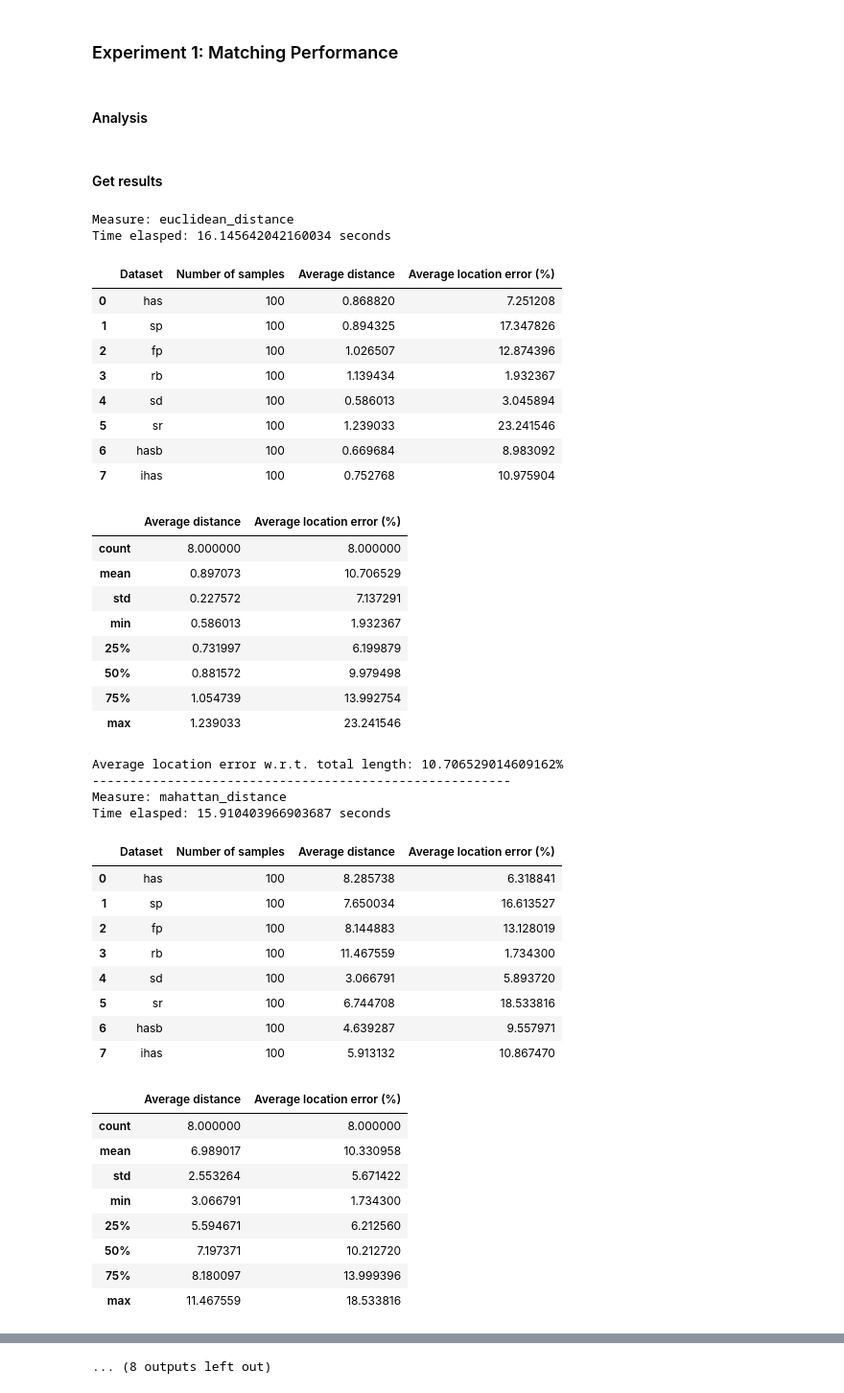
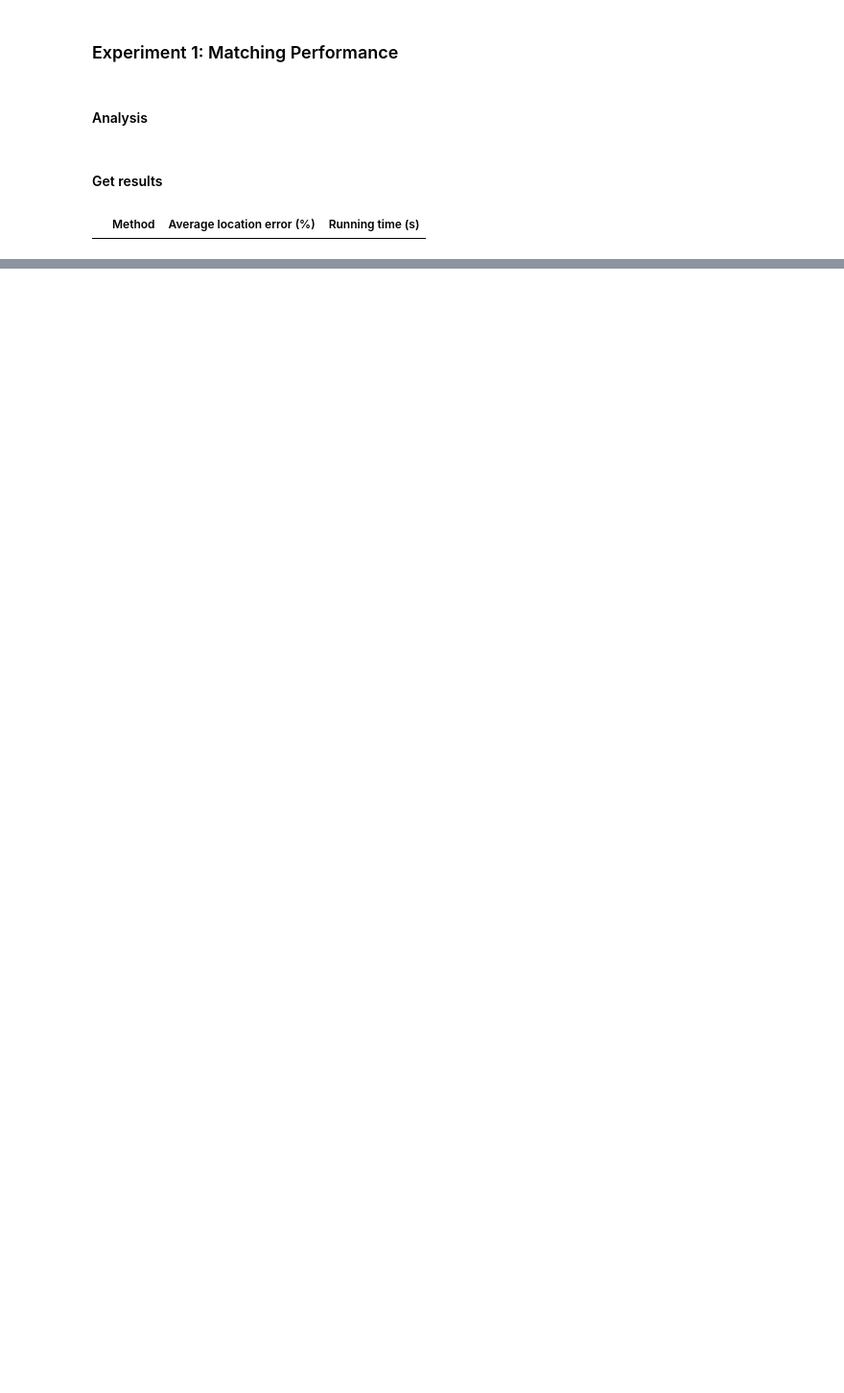
Before and after one commit to SunHaotian14/Qetch_Plus, a Jupyter notebook: Crowd-Study Data/Experiment.ipynb, the cells around one changed output, grey strips where cells are left out. Shown at 96% size. Drawn from its saved outputs; the diff is of its cells as text; code cells hidden in the pictures; blank space fills up the shorter version.

```diff
--- a/Crowd-Study Data/Experiment.ipynb
+++ b/Crowd-Study Data/Experiment.ipynb
@@ -212,7 +198,7 @@ plt.show()
 # %% [markdown]
 #### Analysis
 # %%
-def analyze_results(results, plot = True, ori_data_X=ori_data_X, ori_data_Y=ori_data_y, datasets=datasets):
+def analyze_results(results, plot = True, show_table = True, ori_data_X=ori_data_X, ori_data_Y=ori_data_y, datasets=datasets):
     d = {'Dataset':[], 'Number of samples':[], 'Average distance':[], 'Average location error (%)':[]}
     for i in range(len(results)):
         d['Dataset'].append(datasets[i])
@@ -222,9 +208,10 @@ def analyze_results(results, plot = True, ori_data_X=ori_data_X, ori_data_Y=ori_
         dummy = {"Dataset": datasets[i], "Number of samples": len(results[i]), "Average distance": np.mean([np.max(x[0]) for x in results[i]]),
                  "Average location error (%)": np.mean([np.abs(x[1][0] - ori_data_y[i][0])/ ori_data_X[i].shape[0]*100 for x in results[i]])}
     df = pd.DataFrame(d)
-    display(df)
-    display(df.iloc[:,[2,3]].describe())
-    print(f'Average location error w.r.t. total length: {np.mean([np.mean([np.abs(x[1][0] - ori_data_y[i][0])/ ori_data_X[i].shape[0]*100 for x in results[i]]) for i in range(len(results))])}%')
+    if show_table:
+        display(df)
+        display(df.iloc[:,[2,3]].describe())
+        print(f'Average location error w.r.t. total length: {np.mean([np.mean([np.abs(x[1][0] - ori_data_y[i][0])/ ori_data_X[i].shape[0]*100 for x in results[i]]) for i in range(len(results))])}%')
     if plot:
         plt.figure()
         for i in range(len(results)):
@@ -243,60 +230,20 @@ def analyze_results(results, plot = True, ori_data_X=ori_data_X, ori_data_Y=ori_
 #### Get results
 # %%
 measures = [euclidean_distance, mahattan_distance, dtw_distance, lcss_distance, sdtw_distance, gak_distance]
+measures = []
 d = {'Method':[], 'Average location error (%)':[], 'Running time (s)':[]}
 for measure in measures:
     print(f"Measure: {measure.__name__}")
     d['Method'].append(measure.__name__)
     tic = time.time()
     results = pointwise_exp(ori_data_X, ori_data_y, sketch_X, measure)
     toc = time.time()
     print(f"Time elasped: {toc-tic} seconds")
     df = analyze_results(results, plot = False)
     d['Average location error (%)'].append(df.iloc[:,3].mean())
     d['Running time (s)'].append(toc-tic)
     print('--------------------------------------------------------')
 df = pd.DataFrame(d)
 display(df)
 # %% [output]
-Measure: euclidean_distance
-Time elasped: 16.145642042160034 seconds
-|  | Dataset | Number of samples | Average distance | Average location error (%) |
-| 0 | has | 100 | 0.868820 | 7.251208 |
-| 1 | sp | 100 | 0.894325 | 17.347826 |
-| 2 | fp | 100 | 1.026507 | 12.874396 |
-| 3 | rb | 100 | 1.139434 | 1.932367 |
-| 4 | sd | 100 | 0.586013 | 3.045894 |
-| 5 | sr | 100 | 1.239033 | 23.241546 |
-| 6 | hasb | 100 | 0.669684 | 8.983092 |
-| 7 | ihas | 100 | 0.752768 | 10.975904 |
+|  | Method | Average location error (%) | Running time (s) |
-|  | Average distance | Average location error (%) |
-| count | 8.000000 | 8.000000 |
-| mean | 0.897073 | 10.706529 |
-| std | 0.227572 | 7.137291 |
-| min | 0.586013 | 1.932367 |
-| 25% | 0.731997 | 6.199879 |
-| 50% | 0.881572 | 9.979498 |
-| 75% | 1.054739 | 13.992754 |
-| max | 1.239033 | 23.241546 |
-Average location error w.r.t. total length: 10.706529014609162%
---------------------------------------------------------
-Measure: mahattan_distance
-Time elasped: 15.910403966903687 seconds
-|  | Dataset | Number of samples | Average distance | Average location error (%) |
-| 0 | has | 100 | 8.285738 | 6.318841 |
-| 1 | sp | 100 | 7.650034 | 16.613527 |
-| 2 | fp | 100 | 8.144883 | 13.128019 |
-| 3 | rb | 100 | 11.467559 | 1.734300 |
-| 4 | sd | 100 | 3.066791 | 5.893720 |
-| 5 | sr | 100 | 6.744708 | 18.533816 |
-| 6 | hasb | 100 | 4.639287 | 9.557971 |
-| 7 | ihas | 100 | 5.913132 | 10.867470 |
-|  | Average distance | Average location error (%) |
-| count | 8.000000 | 8.000000 |
-| mean | 6.989017 | 10.330958 |
-| std | 2.553264 | 5.671422 |
-| min | 3.066791 | 1.734300 |
-| 25% | 5.594671 | 6.212560 |
-| 50% | 7.197371 | 10.212720 |
-| 75% | 8.180097 | 13.999396 |
-| max | 11.467559 | 18.533816 |
@@ -347 +249,0 @@ Time elasped: 24.931681156158447 seconds
-... (8 outputs left out)
```
Also changed, not shown: parts of 5 cells of this notebook.
